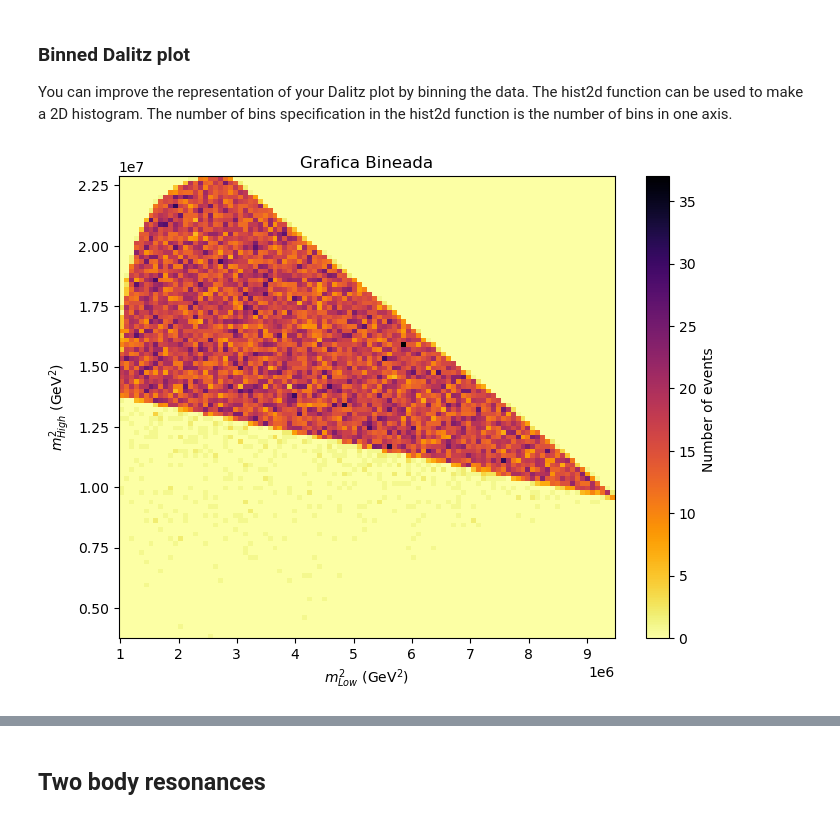
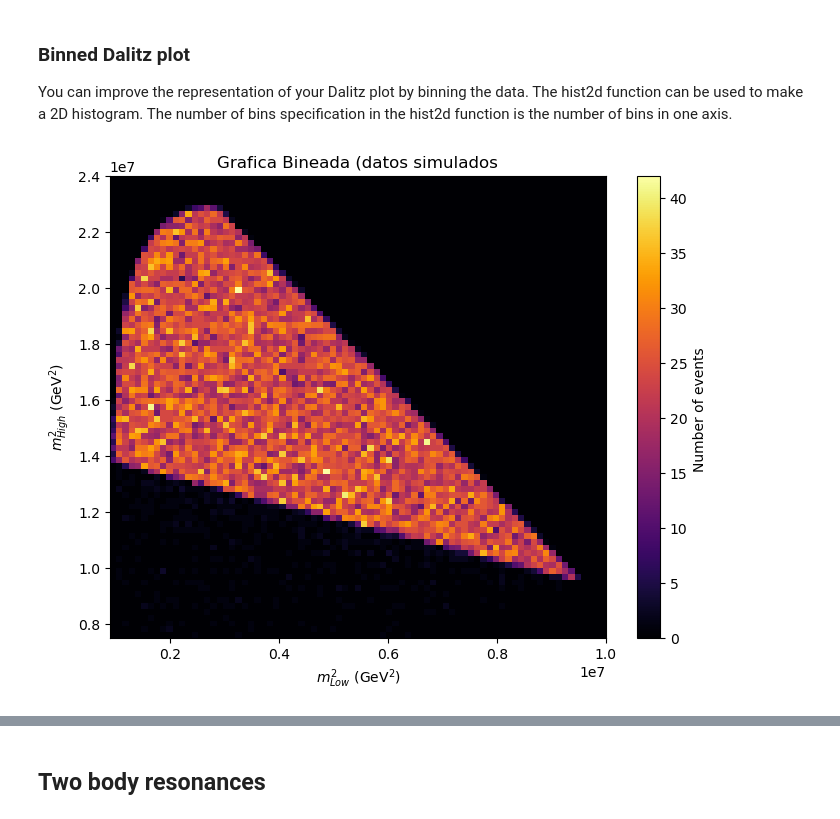
Before and after one commit to JFernando6321/computational-physics-projects, a Jupyter notebook: LHCb_Open_Data_Project_PWF.ipynb, the cells around one changed output, grey strips where cells are left out. Cells and saved outputs as stored; diff of their text form; code cells hidden in the pictures.

```diff
--- a/LHCb_Open_Data_Project_PWF.ipynb
+++ b/LHCb_Open_Data_Project_PWF.ipynb
@@ -799,18 +806,20 @@ plt.show()
 ### Binned Dalitz plot
 You can improve the representation of your Dalitz plot by binning the data. The hist2d function can be used to make a 2D histogram. The number of bins specification in the hist2d function is the number of bins in one axis.
 # %%
-# para los datos reales de nuevo para comparar
+# para los datos simulados de nuevo para comparar
 plt.figure(figsize=(8, 6))
-h, xedges, yedges, im = plt.hist2d(sim_data['m_low'], sim_data['m_high'], bins=100, cmap='inferno_r')
+bins = [np.linspace(0.9e6, 10e6, 80), np.linspace(0.75e7, 2.4e7, 80)]
+h, xedges, yedges, im = plt.hist2d(sim_data['m_low'], sim_data['m_high'], bins , cmap='inferno')
 cbar = plt.colorbar(im)
 cbar.set_label('Number of events ')
 
 plt.xlabel('$m_{Low}^2$ (GeV$^2$)')
 plt.ylabel('$m_{High}^2$ (GeV$^2$)')
-plt.title('Grafica Bineada')
+plt.title('Grafica Bineada (datos simulados' )
+#plt.savefig('graficaDsimulados.png', dpi=300, bbox_inches='tight')
 plt.show()
 # %% [output]
-[figure, old version]
+[figure, new version]
 # %%
 # plot a binned Dalitz Plot
 # use colorbar() to make a legend for your plot at the side
```
Also changed, not shown: parts of 12 cells of this notebook.
